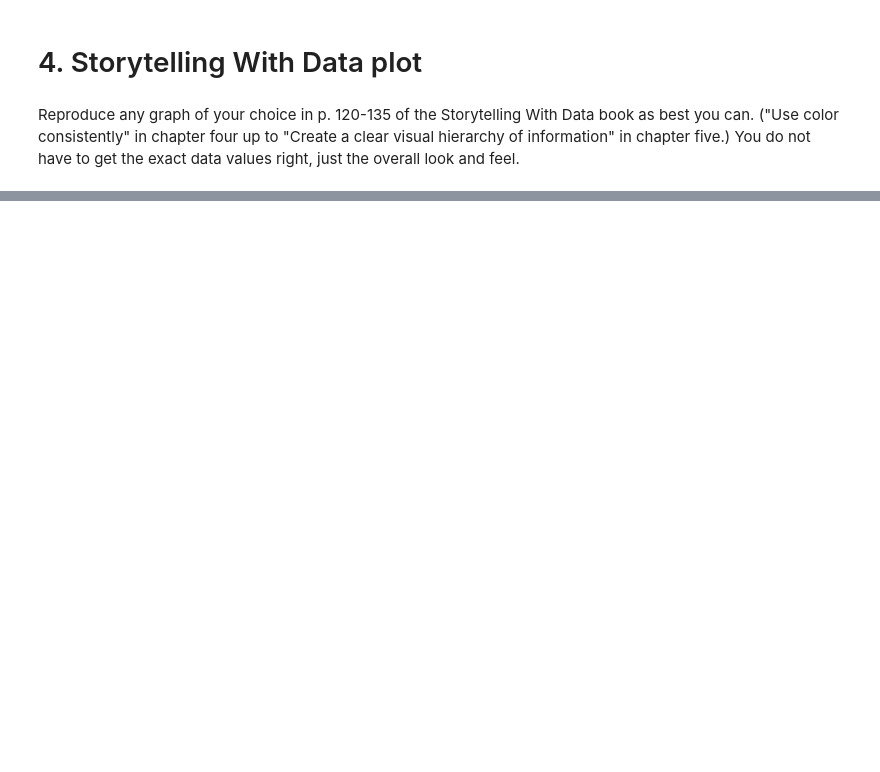
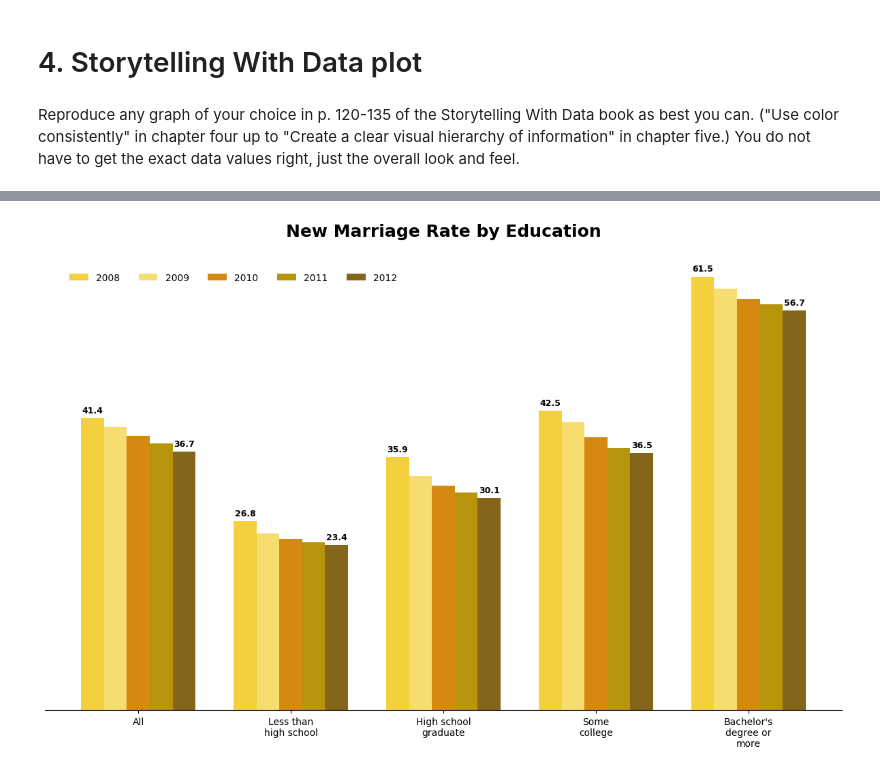
Before and after one commit to luanbui/DX699S, a Jupyter notebook: Week8.ipynb, the cells around one changed output, grey strips where cells are left out. Saved outputs shown, nothing was run; the diff lists cells and outputs as text; code cells hidden in the pictures; blank space fills up the shorter version.

```diff
--- a/Week8.ipynb
+++ b/Week8.ipynb
@@ -502,0 +388,74 @@ This visualization follows Storytelling with Data principles:
+# %%
+education_levels = ['All', 'Less than\nhigh school', 'High school\ngraduate', 'Some\ncollege', "Bachelor's\ndegree or\nmore"]
+years = ['2008', '2009', '2010', '2011', '2012']
+
+# Marriage rate data
+marriage_data = {
+    'All': [41.4, 40.2, 38.9, 37.8, 36.7],
+    'Less than\nhigh school': [26.8, 25.1, 24.3, 23.8, 23.4],
+    'High school\ngraduate': [35.9, 33.2, 31.8, 30.9, 30.1],
+    'Some\ncollege': [42.5, 40.8, 38.7, 37.2, 36.5],
+    "Bachelor's\ndegree or\nmore": [61.5, 59.8, 58.4, 57.6, 56.7]
+}
+fig, ax = plt.subplots(figsize=(12, 8))
+
+# Define colors
+colors = ['#F4D03F', '#F7DC6F', '#D68910', '#B7950B', '#85651A']
+
+# Create grouped bar chart
+x = np.arange(len(education_levels))
+width = 0.15
+
+# Find highest and lowest values for each education level
+education_min_max = {}
+for edu in education_levels:
+    values = marriage_data[edu]
+    min_val = min(values)
+    max_val = max(values)
+    min_year_idx = values.index(min_val)
+    max_year_idx = values.index(max_val)
+    education_min_max[edu] = {
+        'min_val': min_val, 'max_val': max_val,
+        'min_year_idx': min_year_idx, 'max_year_idx': max_year_idx
+    }
+
+# Plot bars for each year
+for i, year in enumerate(years):
+    values = [marriage_data[edu][i] for edu in education_levels]
+    bars = ax.bar(x + i * width, values, width, label=year, color=colors[i])
+
+    # Add value labels only for highest and lowest bars in each education category
+    for j, (bar, value) in enumerate(zip(bars, values)):
+        edu = education_levels[j]
+        # Only label if this is the min or max value for this education level
+        if (i == education_min_max[edu]['min_year_idx'] or
+            i == education_min_max[edu]['max_year_idx']):
+            ax.text(bar.get_x() + bar.get_width()/2, bar.get_height() + 0.5,
+                    f'{value}', ha='center', va='bottom', fontweight='bold', fontsize=9)
+
+ax.set_title('New Marriage Rate by Education', fontsize=18, fontweight='bold', pad=20)
+
+# Set x-axis
+ax.set_xticks(x + width * 2)
+ax.set_xticklabels(education_levels, fontsize=10)
+
+# Remove y-axis ticks
+ax.set_yticks([])
+
+ax.spines['top'].set_visible(False)
+ax.spines['right'].set_visible(False)
+ax.spines['left'].set_visible(False)
+ax.spines['bottom'].set_visible(True)
+
+# Create legend
+legend_elements = []
+for i, year in enumerate(years):
+    legend_elements.append(plt.Rectangle((0,0),1,1, fc=colors[i], label=year))
+
+ax.legend(handles=legend_elements, loc='upper left', bbox_to_anchor=(0.02, 0.98),
+          ncol=5, frameon=False, fontsize=10)
+
+plt.tight_layout()
+plt.show()
+# %% [output]
+[figure, added]
```
Also changed, not shown: parts of 13 cells of this notebook.
